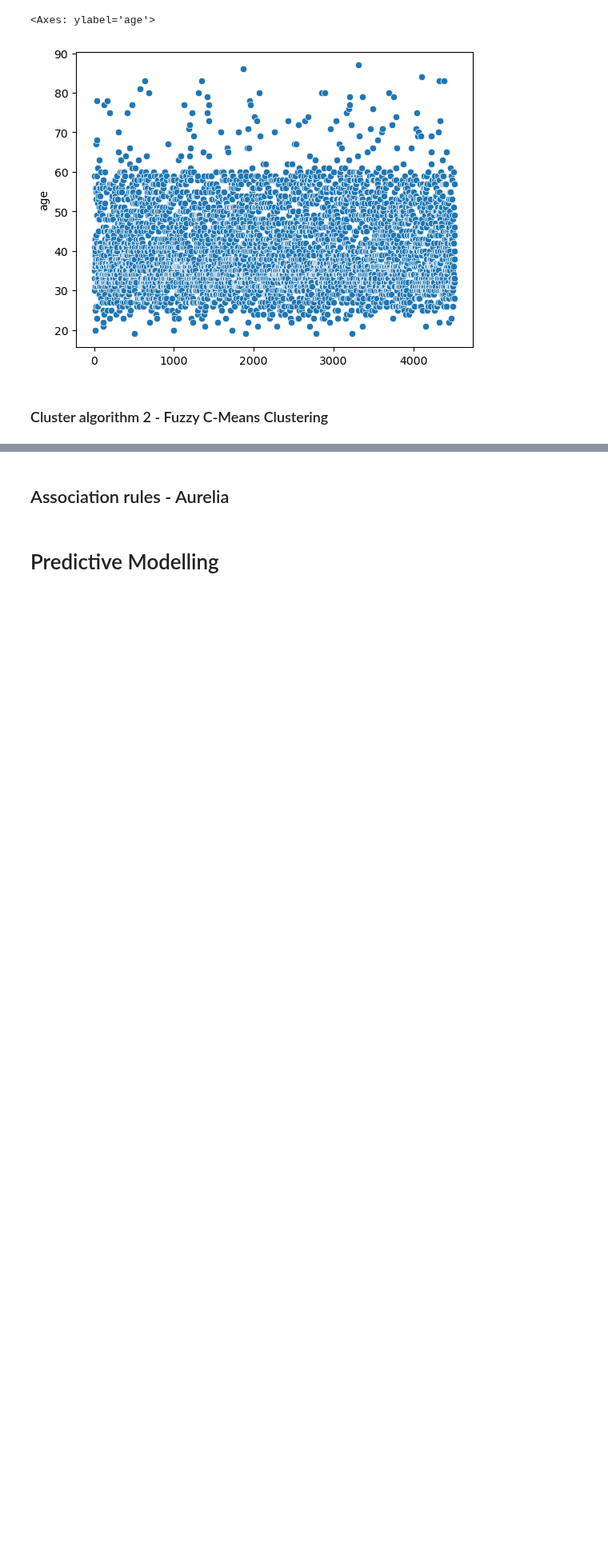
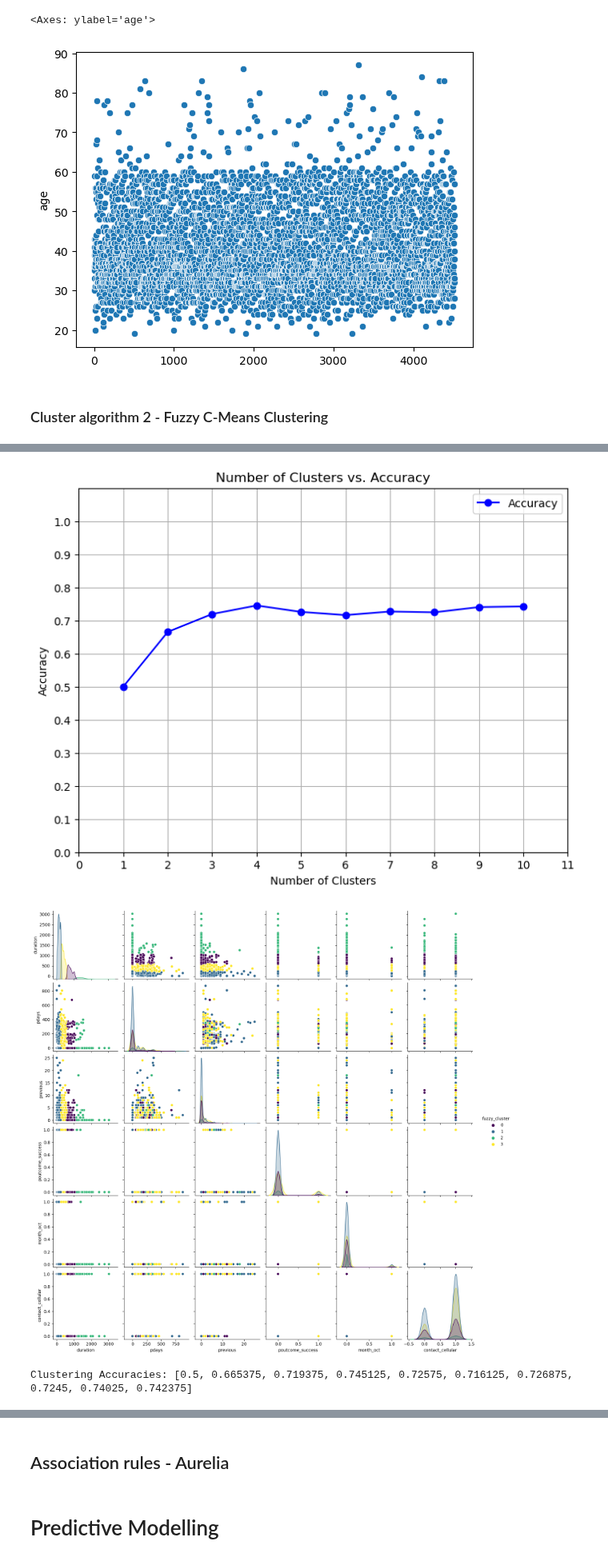
Before and after one commit to DSBE-Semester-A/DataMining, a Jupyter notebook: Assignment2/Assignment_2.ipynb, the cells around one changed output, grey strips where cells are left out. Shown at 80% size. Saved outputs shown, nothing was run; the diff lists cells and outputs as text; code cells hidden in the pictures; blank space fills up the shorter version.

Commit message:
Fuzzy c-means clustering

```diff
--- a/Assignment2/Assignment_2.ipynb
+++ b/Assignment2/Assignment_2.ipynb
@@ -330,3 +330,20 @@ sns.scatterplot(df_bank['age'])
 [figure]
 # %% [markdown]
 ### Cluster algorithm 2  - Fuzzy C-Means Clustering
+# %%
+# Redefining the cluster_range and accuracies for plotting process
+cluster_range = range(1,11)
+accuracies = []
+all_clusters = []
+data = df_upsampled[key_features]
+
+# Perform Fuzzy C-Means clustering for each number of clusters
+for n_clusters in cluster_range:
+    # Perform fuzzy C-means clustering
+    cntr, u, u0, d, jm, p, fpc = fuzz.cluster.cmeans(data.T, n_clusters, 2, error=0.005, maxiter=1000)
+
+    # Assign clusters based on the highest membership
+    clusters = np.argmax(u, axis=0)
+    all_clusters.append(clusters)
+
+print(all_clusters)
@@ -332,0 +352,49 @@ sns.scatterplot(df_bank['age'])
+# %%
+from sklearn.metrics import confusion_matrix
+
+true_labels = df_upsampled['y_yes']
+
+# Calculate accuracies for each clustering result
+for clusters in all_clusters:
+    # Using sklearn's confusion_matrix to generate the contingency matrix
+    contingency_matrix = confusion_matrix(true_labels, clusters)
+
+    # For each cluster, find the maximum true label count
+    correct_predictions = sum(np.max(contingency_matrix, axis=0))
+
+    # Calculate accuracy
+    accuracy = correct_predictions / len(true_labels)
+    accuracies.append(accuracy)
+
+
+# Perform fuzzy c-means clustering with 4 clusters
+n_clusters_4 = 4
+cntr, u, u0, d, jm, p, fpc = fuzz.cluster.cmeans(data.T, n_clusters_4, 2, error=0.005, maxiter=1000)
+clusters4 = np.argmax(u, axis=0)
+
+# Add the cluster assignment to the dataframe
+df_upsampled['fuzzy_cluster'] = clusters4
+
+# Plotting number of clusters vs. accuracy
+plt.figure(figsize=(8, 6))
+plt.plot(cluster_range, accuracies, marker='o', color='b', label="Accuracy")
+plt.title("Number of Clusters vs. Accuracy")
+plt.xlabel("Number of Clusters")
+plt.ylabel("Accuracy")
+plt.xlim(0, 11)  # Setting x-axis limit
+plt.ylim(0, 1.1)  # Setting y-axis limit
+plt.xticks(range(0, 12))  # Setting x-ticks every 1 increment
+plt.yticks(np.arange(0, 1.1, 0.1))  # Setting y-ticks every 0.1 increment
+plt.grid()
+plt.legend()
+
+# Plot the clusters using pairplot
+sns.pairplot(df_upsampled, vars=key_features, hue='fuzzy_cluster', palette='viridis')
+plt.show()
+
+# Print final clustering accuracy
+print("Clustering Accuracies:", accuracies)
+# %% [output]
+[figure, added]
+[figure, added]
+Clustering Accuracies: [0.5, 0.665375, 0.719375, 0.745125, 0.72575, 0.716125, 0.726875, 0.7245, 0.74025, 0.742375]
```
Also changed, not shown: parts of 5 cells of this notebook.
